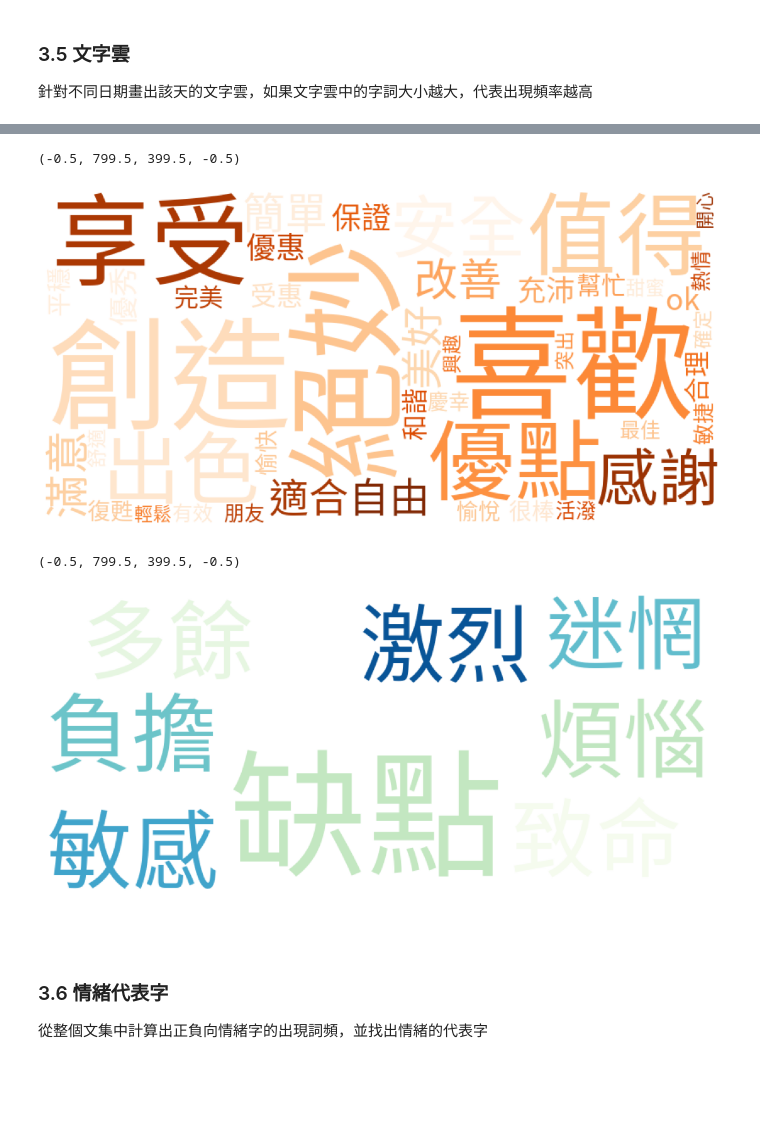
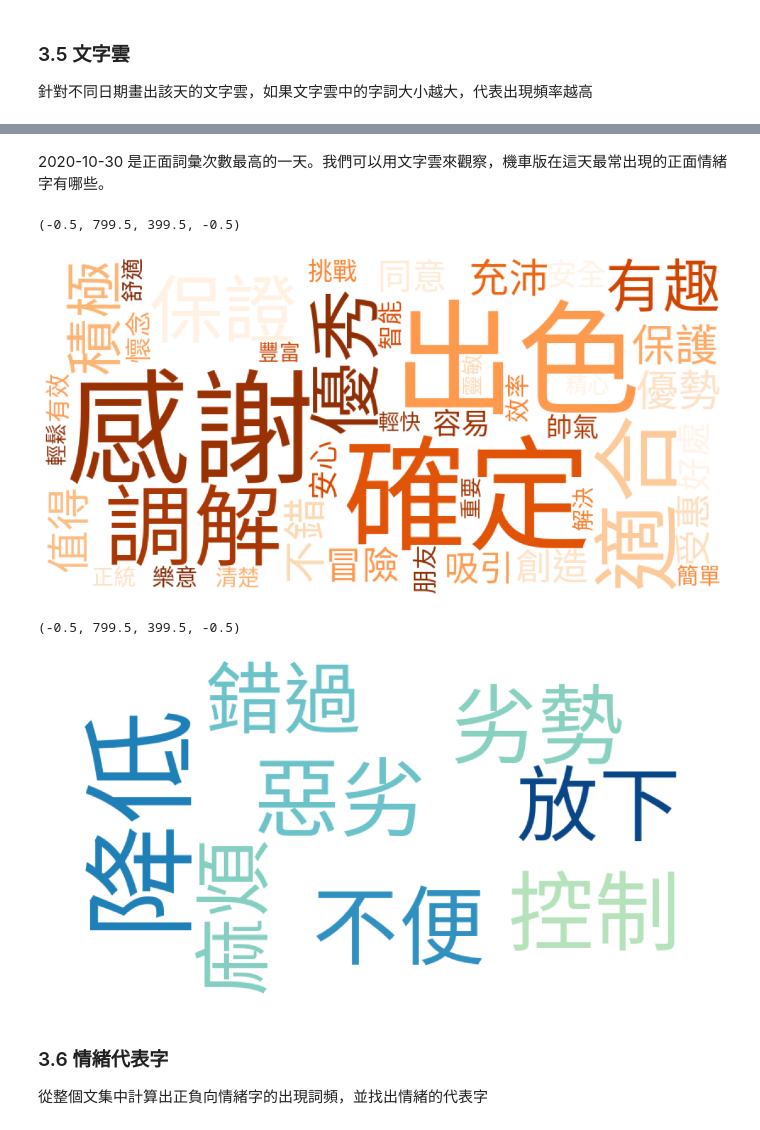
Before and after one commit to collin0825/SocialMediaProject, a Jupyter notebook: report.ipynb, the cells around one changed output, grey strips where cells are left out. Saved outputs shown, nothing was run; the diff lists cells and outputs as text; code cells hidden in the pictures; blank space fills up the shorter version.

```diff
--- a/report.ipynb
+++ b/report.ipynb
@@ -28,7 +28,7 @@ plt.rcParams['axes.unicode_minus'] = False
 + 資料筆數：共 1517 篇文章
 # %%
 #匯入資料
-df = pd.read_csv('rawData/eMotor_2020_2023.csv')
+df = pd.read_csv('rawData/buyMotor_2017_2023.csv')
 df
 # %% [output]
 |  | system_id | artUrl | artTitle | artDate | artPoster | artCatagory | artContent | artComment | e_ip | ... |
@@ -223,7 +223,7 @@ plt.show()
 ### 2.8 更新停用字字典
 # %%
 # 參數形式手動加入停用字
-stopwords_manual = ["謝謝", "一下", "問題", "感覺", "目前", "請問", "發現", "直接", "知道", "看到", "現在", "車子", "建議", "車主", "希望", "10", "一點"]
+stopwords_manual = ["謝謝", "一下", "問題", "感覺", "目前", "請問", "發現", "直接", "知道", "看到", "現在", "車子", "建議", "車主", "希望", "10", "一點", "機車", "最近", "老闆", "時間", "車行", "購買", "一台", "Yes", "小弟", "XD", "左右", "之後", "這台", "有沒有", "這種"]
 stopwords.extend(stopwords_manual)
 # %%
 noStop_df_2 = noStop_df[~noStop_df['word'].isin(stopwords)]
@@ -540,30 +539,32 @@ plt.axis("off")
+# %% [markdown]
+2020-10-30 是正面詞彙次數最高的一天。我們可以用文字雲來觀察，機車版在這天最常出現的正面情緒字有哪些。
 # %%
-date = "2020-10-18"
+date = "2020-10-30"
 mask = (ptt_liwc_df["artDate"] == pd.Timestamp(date)) & (
     ptt_liwc_df["sentiments"] == "positive"
 )
 ptt_df_wc = ptt_liwc_df.loc[mask, ["artDate", "word"]]
 wc = ptt_df_wc.groupby(["word"]).size().to_dict()
 Counter(wc).most_common(20)
 
 # wordcloud 的 input 是 dictionary
 font_path = "rawData/SourceHanSansTW-Regular.otf"  # 中文字型路徑
 # cloud = WordCloud(max_words=200, background_color="white", font_path=font_path, colormap="Oranges")
 # cloud.generate_from_frequencies(wc)
 
 cloud = WordCloud(background_color='white',width=800, height = 400, font_path=font_path, max_words=200, colormap="Oranges")
 cloud.generate_from_frequencies(wc)
 # 繪圖
 plt.figure(figsize = (14,7))
 # plt.figure(figsize=(8, 4), dpi=150)
 plt.imshow(cloud)
 plt.axis("off")
 # plt.show()
 # %% [output]
 (-0.5, 799.5, 399.5, -0.5)
-[figure, old version]
+[figure, new version]
 # %%
-date = "2020-10-18"
+date = "2020-10-30"
 mask = (ptt_liwc_df["artDate"] == pd.Timestamp(date)) & (
     ptt_liwc_df["sentiments"] == "negative"
 )
@@ -586,7 +587,7 @@ plt.axis("off")
 # plt.show()
 # %% [output]
 (-0.5, 799.5, 399.5, -0.5)
-[figure, old version]
+[figure, new version]
 # %% [markdown]
 ### 3.6 情緒代表字
 從整個文集中計算出正負向情緒字的出現詞頻，並找出情緒的代表字
```
Also changed, not shown: parts of 49 cells of this notebook, 2 other files.
